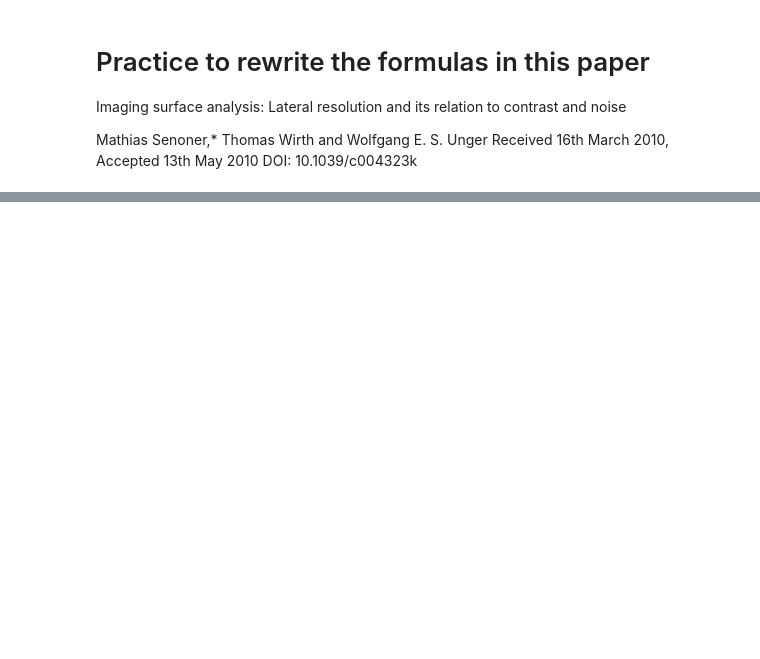
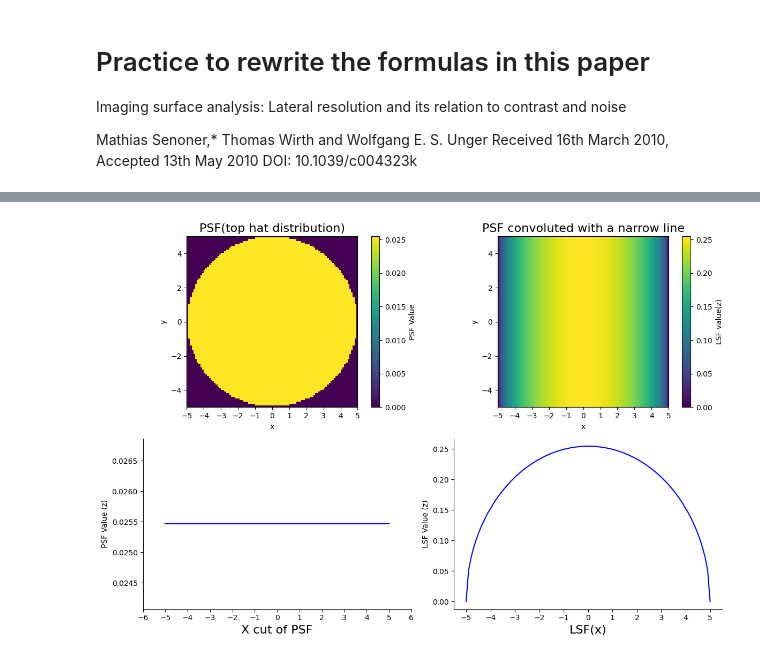
Before and after one commit to wanaincode/seminar2024_demo, a Jupyter notebook: gaussian_demo.ipynb, the cells around one changed output, grey strips where cells are left out. Drawn from its saved outputs; the diff is of its cells as text; code cells hidden in the pictures; blank space fills up the shorter version.

```diff
--- a/gaussian_demo.ipynb
+++ b/gaussian_demo.ipynb
@@ -80,0 +85,72 @@ plt.show()
+# %%
+# top hat distribution
+def PSF_top_hat(x, y):
+    Z = np.where((x**2 + y**2) <= r**2, 1 / (np.pi * r**2 / 2), 0)
+    return Z
+
+# integraded function (use scipy)
+def LSF_top_hat(x):
+    result, error = quad(lambda y: PSF_top_hat(x, y), -np.inf, np.inf)
+    return result
+
+# Set image size
+r = 5
+data_amount_in_one_axes = 100
+
+x = np.linspace(-r, r, data_amount_in_one_axes)
+y = np.linspace(-r, r, data_amount_in_one_axes)
+X, Y = np.meshgrid(x, y)
+
+# start to plot figure
+fig, axs = plt.subplots(2, 2, figsize=(12, 8))
+ax1, ax2, ax3, ax4 = axs.flatten()
+sigma = 0.5
+
+# ax1: PSF's 2D image
+# Count z value of each point
+Z = PSF_top_hat(X, Y)
+# Plot figure
+im = ax1.imshow(Z, extent=(-r, r, -r, r), origin='lower', cmap='viridis')
+fig.colorbar(im, ax=ax1, label="PSF Value")
+ax1.set_title("PSF(top hat distribution)", fontsize=16)
+ax1.set_xlabel("x")
+ax1.set_ylabel("y")
+ax1.set_xticks(np.arange(-r, r + 1, 1))
+
+# ax2: PSF convoluted with a narrow line
+# Count integraded_y
+Z_integrated_y = np.array([LSF_top_hat(xi) for xi in x])
+Z_integrated_y = np.tile(Z_integrated_y, (100, 1))
+# Plot figure
+im2 = ax2.imshow(Z_integrated_y, extent=(-r, r, -r, r), origin='lower', cmap='viridis')
+fig.colorbar(im2, ax=ax2, label="LSF value(z)")
+ax2.set_title("PSF convoluted with a narrow line", fontsize=16)
+ax2.set_xlabel("x")
+ax2.set_ylabel("y")
+ax2.set_xticks(np.arange(-r, r + 1, 1))
+
+# ax3: x cut of PSF (at y = 0)
+# x cut of PSF (at y = 0)
+z_slice = PSF_top_hat(x, 0)
+# Plot figure
+ax3.plot(x, z_slice, color='blue')
+ax3.set_xlabel("X cut of PSF", fontsize=16)
+ax3.set_ylabel("PSF Value (z)")
+ax3.spines['top'].set_visible(False)
+ax3.spines['right'].set_visible(False)
+ax3.set_xticks(np.arange(-r - 1, r + 2, 1))
+
+# ax4: LSF(x)（y=0）
+Z_integrated_y_slice = np.array([LSF_top_hat(xi) for xi in x])
+# Plot figure
+ax4.plot(x, Z_integrated_y_slice, color='blue')
+ax4.set_xlabel("LSF(x)", fontsize=16)
+ax4.set_ylabel("LSF Value (z)")
+ax4.spines['top'].set_visible(False)
+ax4.spines['right'].set_visible(False)
+ax4.set_xticks(np.arange(-r, r + 1, 1))
+
+plt.tight_layout()
+plt.show()
+# %% [output]
+[figure, added]
```
Also changed, not shown: parts of 1 cell of this notebook.
